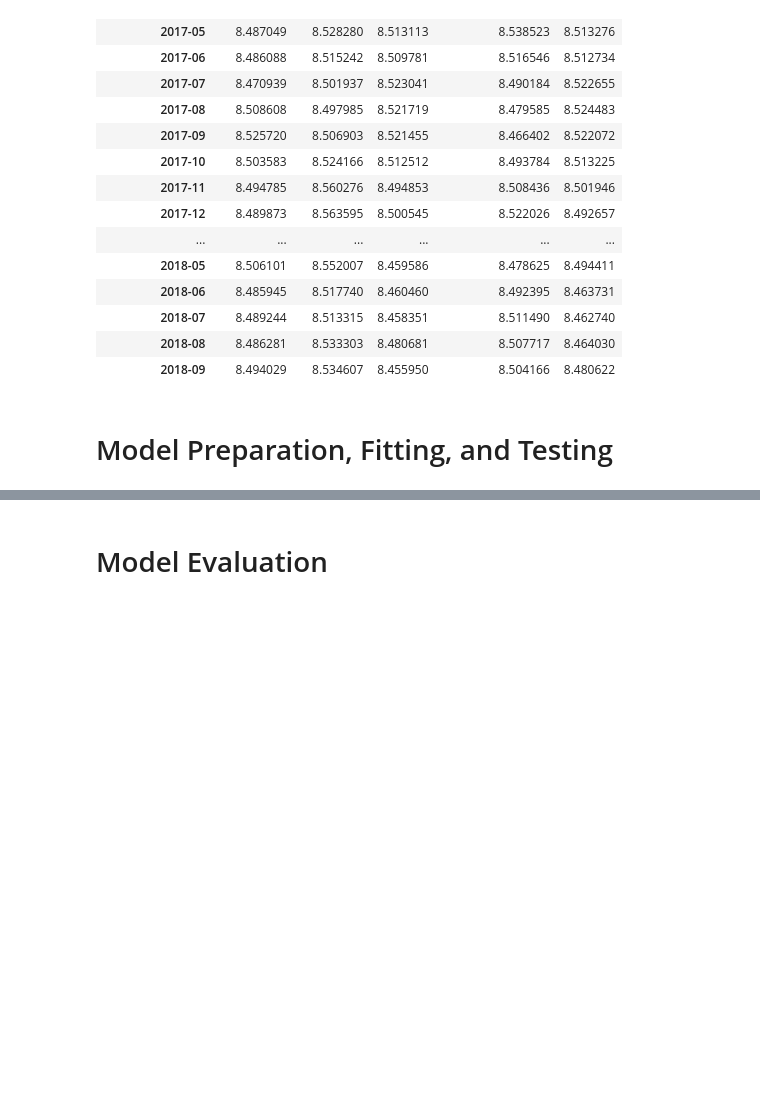
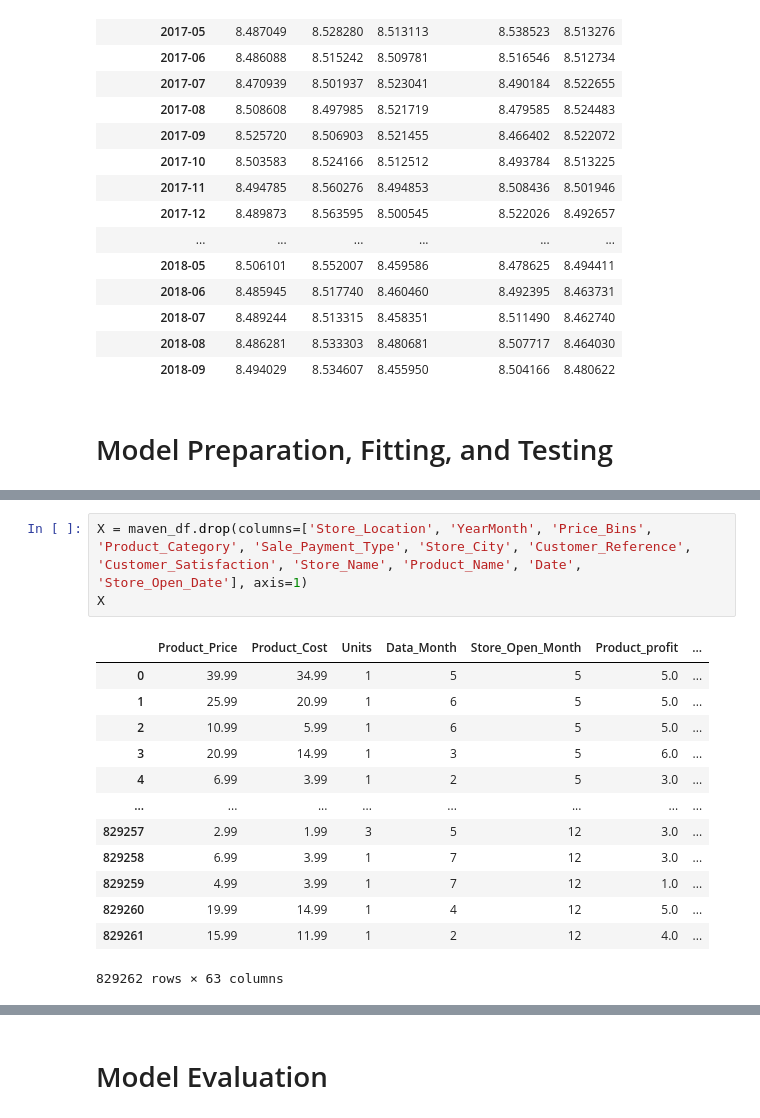
Before and after one commit to tianlan8/maven_toys_analysis, a Jupyter notebook: Maven_Toys_Data_Analysis.ipynb, the cells around one changed output, grey strips where cells are left out. Cells and saved outputs as stored; diff of their text form; blank space fills up the shorter version.

```diff
--- a/Maven_Toys_Data_Analysis.ipynb
+++ b/Maven_Toys_Data_Analysis.ipynb
@@ -382 +371,18 @@ maven_df = pd.concat([maven_df, dummy_df], axis=1)
+# %%
+X = maven_df.drop(columns=['Store_Location', 'YearMonth', 'Price_Bins', 'Product_Category', 'Sale_Payment_Type', 'Store_City', 'Customer_Reference', 'Customer_Satisfaction', 'Store_Name', 'Product_Name', 'Date', 'Store_Open_Date'], axis=1)
+X
+# %% [output]
+|  | Product_Price | Product_Cost | Units | Data_Month | Store_Open_Month | Product_profit | ... |
+| 0 | 39.99 | 34.99 | 1 | 5 | 5 | 5.0 | ... |
+| 1 | 25.99 | 20.99 | 1 | 6 | 5 | 5.0 | ... |
+| 2 | 10.99 | 5.99 | 1 | 6 | 5 | 5.0 | ... |
+| 3 | 20.99 | 14.99 | 1 | 3 | 5 | 6.0 | ... |
+| 4 | 6.99 | 3.99 | 1 | 2 | 5 | 3.0 | ... |
+| ... | ... | ... | ... | ... | ... | ... | ... |
+| 829257 | 2.99 | 1.99 | 3 | 5 | 12 | 3.0 | ... |
+| 829258 | 6.99 | 3.99 | 1 | 7 | 12 | 3.0 | ... |
+| 829259 | 4.99 | 3.99 | 1 | 7 | 12 | 1.0 | ... |
+| 829260 | 19.99 | 14.99 | 1 | 4 | 12 | 5.0 | ... |
+| 829261 | 15.99 | 11.99 | 1 | 2 | 12 | 4.0 | ... |
+829262 rows × 63 columns
 # %%
```
Also changed, not shown: parts of 6 cells of this notebook.
